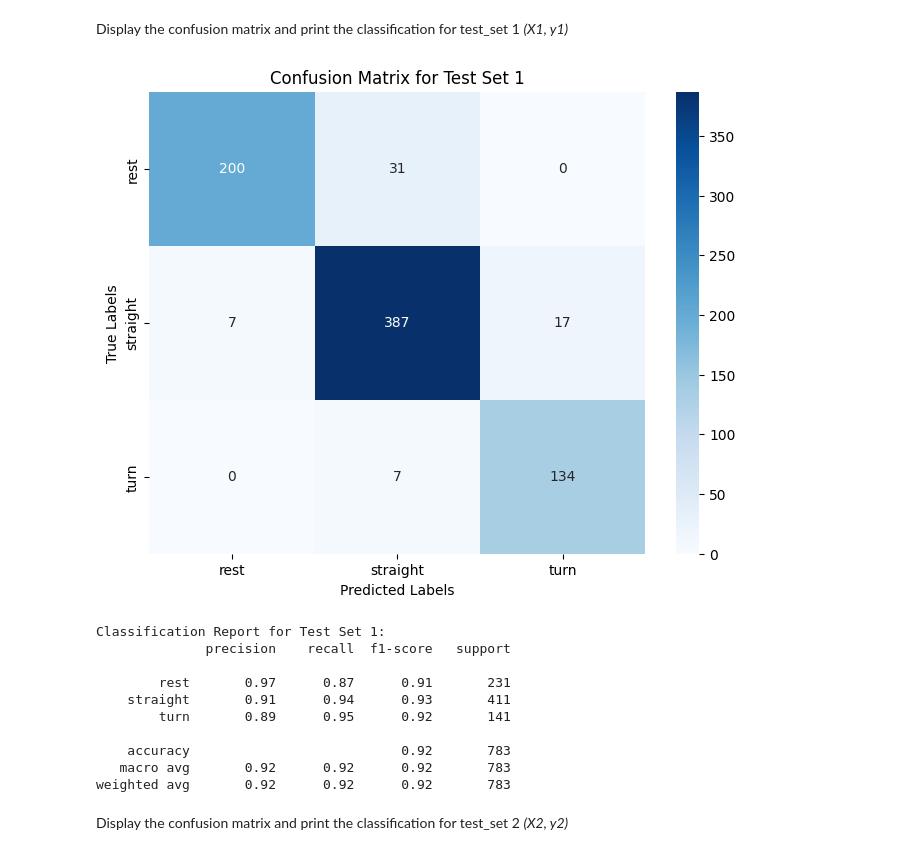
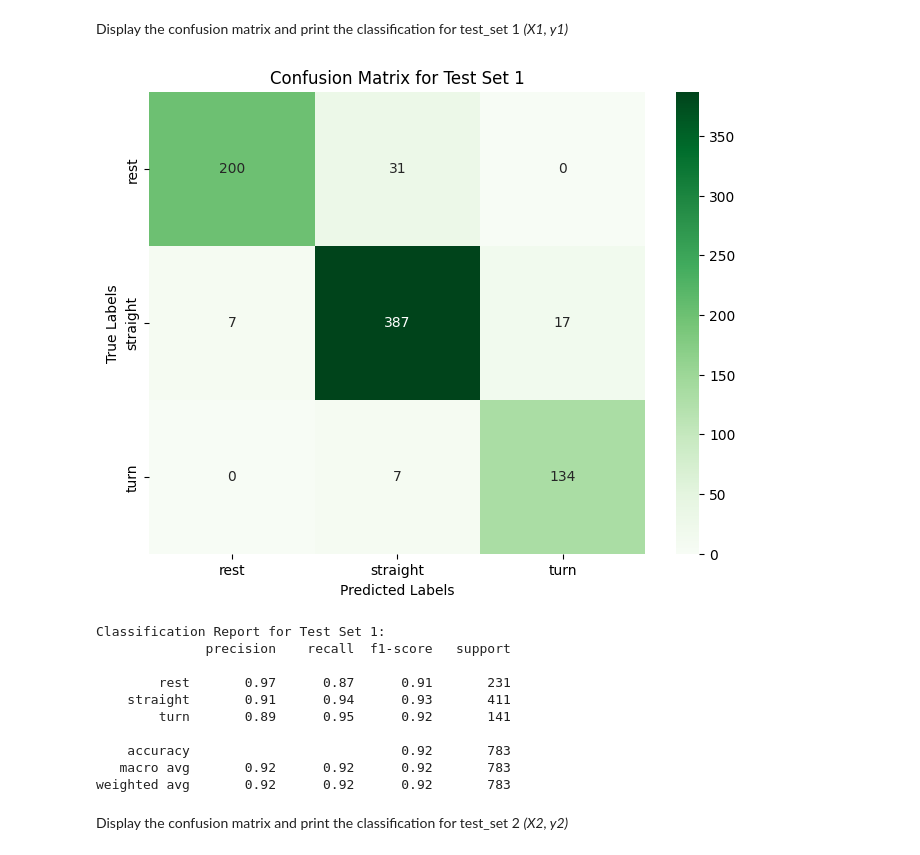
Before and after one commit to SamarthUPathak/engg680_2024_fall, a Jupyter notebook: Assignment_4/Assignment_4.ipynb, the cells around one changed output. Saved outputs shown, nothing was run; the diff lists cells and outputs as text; code cells hidden in the pictures.

```diff
--- a/Assignment_4/Assignment_4.ipynb
+++ b/Assignment_4/Assignment_4.ipynb
@@ -401,26 +401,26 @@ Display the confusion matrix and print the classification for test_set 1 *(X1, y
 # %%
 # TODO - Display confusion matrix and print classification report for (X1, y1)
 # (1 marks)
 
 from sklearn.metrics import confusion_matrix, classification_report
 import matplotlib.pyplot as plt
 import seaborn as sns
 
 y1_pred = grid.best_estimator_.predict(X1)
 
 conf_matrix1 = confusion_matrix(y1, y1_pred)
 
 plt.figure(figsize=(8, 6))
-sns.heatmap(conf_matrix1, annot=True, fmt="d", cmap="Blues", xticklabels=grid.classes_, yticklabels=grid.classes_)
+sns.heatmap(conf_matrix1, annot=True, fmt="d", cmap="Greens", xticklabels=grid.classes_, yticklabels=grid.classes_)
 plt.xlabel('Predicted Labels')
 plt.ylabel('True Labels')
 plt.title('Confusion Matrix for Test Set 1')
 plt.show()
 
 print("Classification Report for Test Set 1:")
 print(classification_report(y1, y1_pred))
 # %% [output]
-[figure, old version]
+[figure, new version]
 Classification Report for Test Set 1:
               precision    recall  f1-score   support
 
```
Also changed, not shown: parts of 51 cells of this notebook.
